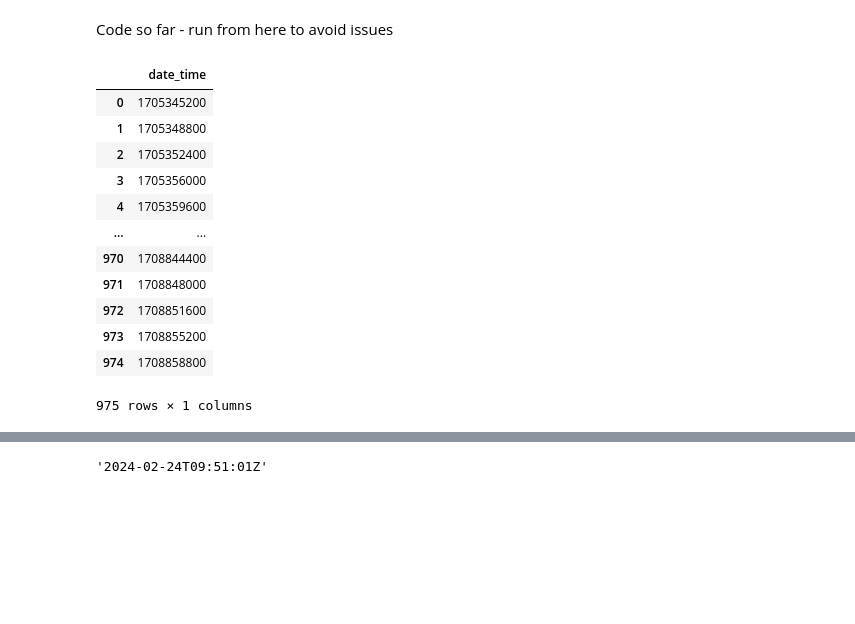
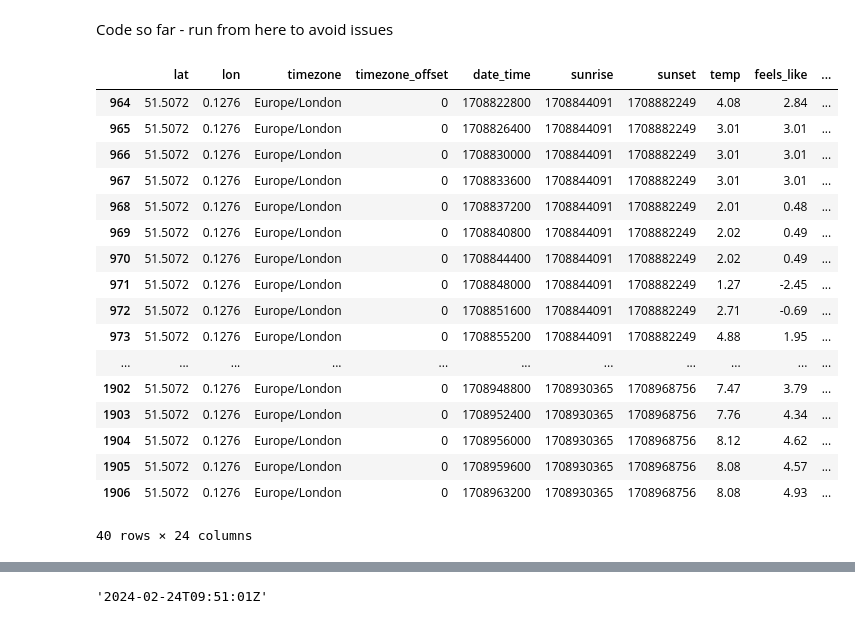
Before and after one commit to Jackleept/Weather, a Jupyter notebook: scratch.ipynb, the cells around one changed output, grey strips where cells are left out. Drawn from its saved outputs; the diff is of its cells as text; code cells hidden in the pictures; blank space fills up the shorter version.

```diff
--- a/scratch.ipynb
+++ b/scratch.ipynb
@@ -1577,17 +1581,22 @@ extract_load(get_links_past())
 # %%
-df = pd.read_sql_query('''SELECT date_time FROM weather''', conn)
-df.sort_values('date_time')
+df = pd.read_sql_query('''SELECT * FROM weather''', conn)
+df.sort_values('date_time').tail(40)
 # %% [output]
-|  | date_time |
-| 0 | 1705345200 |
-| 1 | 1705348800 |
-| 2 | 1705352400 |
-| 3 | 1705356000 |
-| 4 | 1705359600 |
-| ... | ... |
-| 970 | 1708844400 |
-| 971 | 1708848000 |
-| 972 | 1708851600 |
-| 973 | 1708855200 |
-| 974 | 1708858800 |
+|  | lat | lon | timezone | timezone_offset | date_time | sunrise | sunset | temp | feels_like | ... |
+| 964 | 51.5072 | 0.1276 | Europe/London | 0 | 1708822800 | 1708844091 | 1708882249 | 4.08 | 2.84 | ... |
+| 965 | 51.5072 | 0.1276 | Europe/London | 0 | 1708826400 | 1708844091 | 1708882249 | 3.01 | 3.01 | ... |
+| 966 | 51.5072 | 0.1276 | Europe/London | 0 | 1708830000 | 1708844091 | 1708882249 | 3.01 | 3.01 | ... |
+| 967 | 51.5072 | 0.1276 | Europe/London | 0 | 1708833600 | 1708844091 | 1708882249 | 3.01 | 3.01 | ... |
+| 968 | 51.5072 | 0.1276 | Europe/London | 0 | 1708837200 | 1708844091 | 1708882249 | 2.01 | 0.48 | ... |
+| 969 | 51.5072 | 0.1276 | Europe/London | 0 | 1708840800 | 1708844091 | 1708882249 | 2.02 | 0.49 | ... |
+| 970 | 51.5072 | 0.1276 | Europe/London | 0 | 1708844400 | 1708844091 | 1708882249 | 2.02 | 0.49 | ... |
+| 971 | 51.5072 | 0.1276 | Europe/London | 0 | 1708848000 | 1708844091 | 1708882249 | 1.27 | -2.45 | ... |
+| 972 | 51.5072 | 0.1276 | Europe/London | 0 | 1708851600 | 1708844091 | 1708882249 | 2.71 | -0.69 | ... |
+| 973 | 51.5072 | 0.1276 | Europe/London | 0 | 1708855200 | 1708844091 | 1708882249 | 4.88 | 1.95 | ... |
+| ... | ... | ... | ... | ... | ... | ... | ... | ... | ... | ... |
+| 1902 | 51.5072 | 0.1276 | Europe/London | 0 | 1708948800 | 1708930365 | 1708968756 | 7.47 | 3.79 | ... |
+| 1903 | 51.5072 | 0.1276 | Europe/London | 0 | 1708952400 | 1708930365 | 1708968756 | 7.76 | 4.34 | ... |
+| 1904 | 51.5072 | 0.1276 | Europe/London | 0 | 1708956000 | 1708930365 | 1708968756 | 8.12 | 4.62 | ... |
+| 1905 | 51.5072 | 0.1276 | Europe/London | 0 | 1708959600 | 1708930365 | 1708968756 | 8.08 | 4.57 | ... |
+| 1906 | 51.5072 | 0.1276 | Europe/London | 0 | 1708963200 | 1708930365 | 1708968756 | 8.08 | 4.93 | ... |
-975 rows × 1 columns
+40 rows × 24 columns
```
Also changed, not shown: parts of 8 cells of this notebook.
